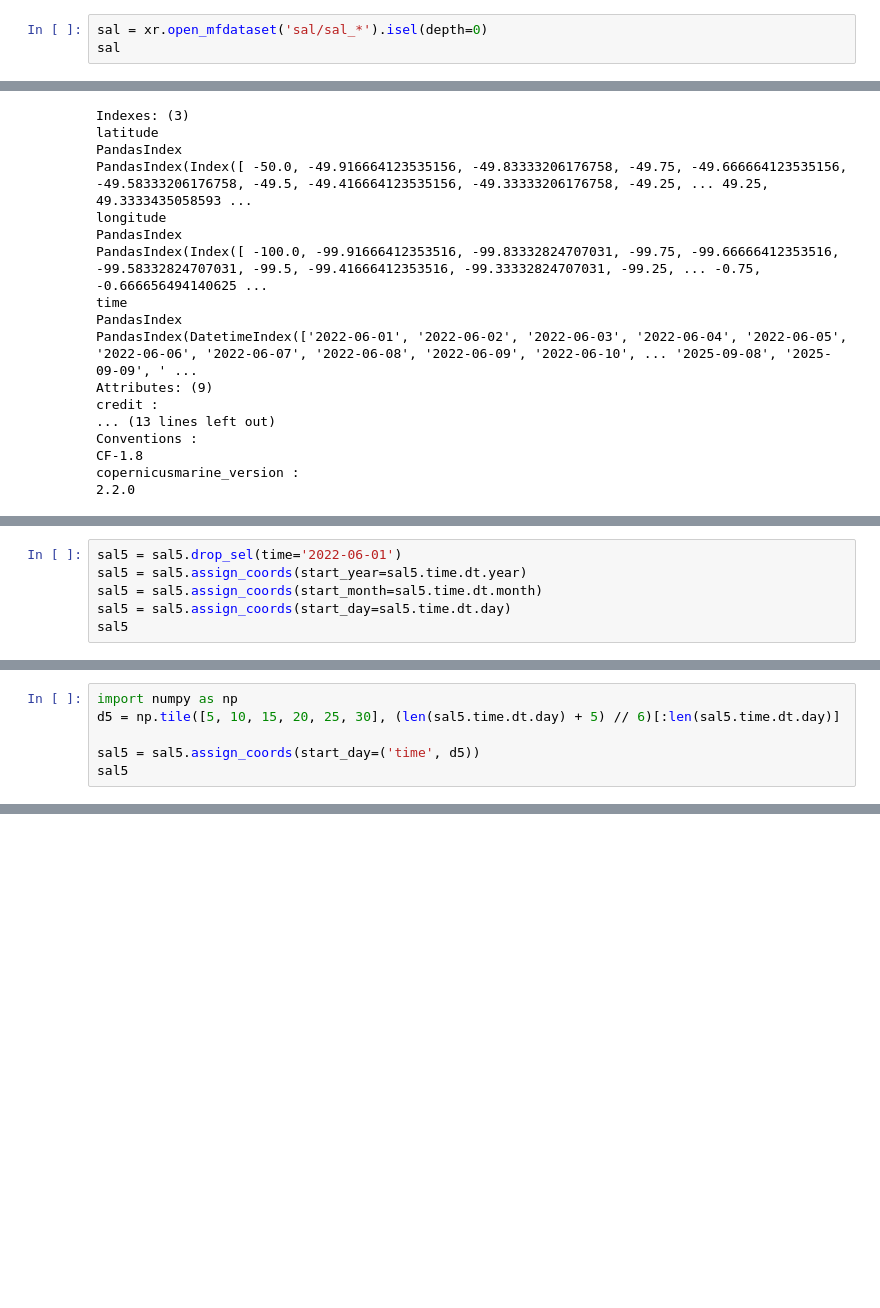
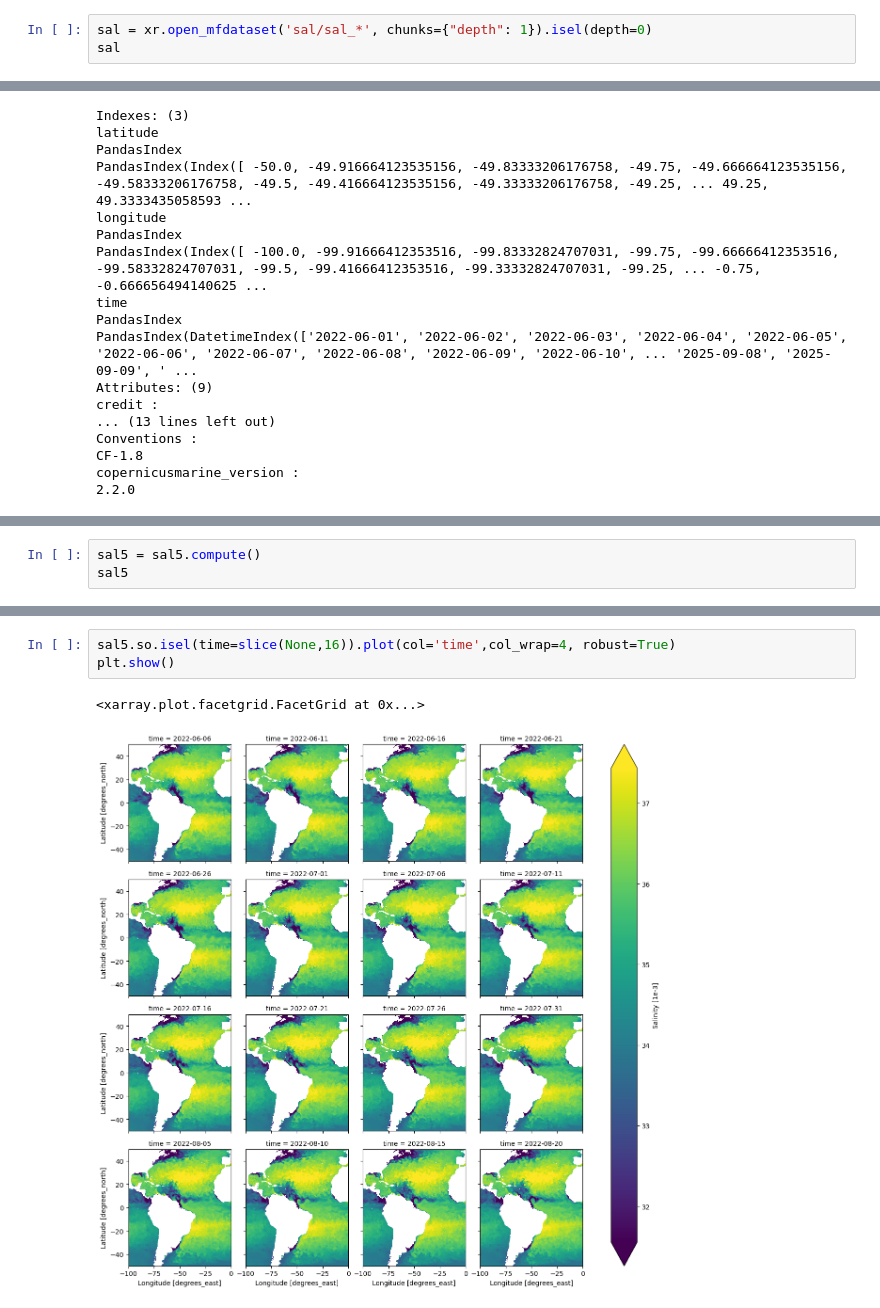
Before and after one commit to danliba/Amazon, a Jupyter notebook: Atlantic/data/tracers/Tracers_video.ipynb, the cells around one changed output, grey strips where cells are left out. Saved outputs shown, nothing was run; the diff lists cells and outputs as text; blank space fills up the shorter version.

```diff
--- a/Atlantic/data/tracers/Tracers_video.ipynb
+++ b/Atlantic/data/tracers/Tracers_video.ipynb
@@ -5,5 +3,5 @@ import xarray as xr
 # %%
-sal = xr.open_mfdataset('sal/sal_*').isel(depth=0)
+sal = xr.open_mfdataset('sal/sal_*', chunks={"depth": 1}).isel(depth=0)
 sal
 # %% [output]
 <xarray.Dataset> Size: 7GB Dimensions: (time: 1205, latitude: 1201, longitude: 1201) Coordinates: depth float32 4B 0.494 * latitude (latitude) float32 5kB -50.0 -49.92 -49.83 ... 49.83 49.92 50.0 * lo ...
@@ -80,9 +80,3 @@ Conventions :
 CF-1.8
 copernicusmarine_version :
 2.2.0
-# %%
-sal5 = sal5.drop_sel(time='2022-06-01')
-sal5 = sal5.assign_coords(start_year=sal5.time.dt.year)
-sal5 = sal5.assign_coords(start_month=sal5.time.dt.month)
-sal5 = sal5.assign_coords(start_day=sal5.time.dt.day)
-sal5
@@ -125,6 +82,0 @@ copernicusmarine_version :
-# %%
-import numpy as np
-d5 = np.tile([5, 10, 15, 20, 25, 30], (len(sal5.time.dt.day) + 5) // 6)[:len(sal5.time.dt.day)]
-
-sal5 = sal5.assign_coords(start_day=('time', d5))
-sal5
@@ -166,0 +83,3 @@ copernicusmarine_version :
+# %%
+sal5 = sal5.compute()
+sal5
@@ -166,0 +115,6 @@ copernicusmarine_version :
+# %%
+sal5.so.isel(time=slice(None,16)).plot(col='time',col_wrap=4, robust=True)
+plt.show()
+# %% [output]
+<xarray.plot.facetgrid.FacetGrid at 0x...>
+[figure, added]
```
Also changed, not shown: parts of 10 cells of this notebook.
